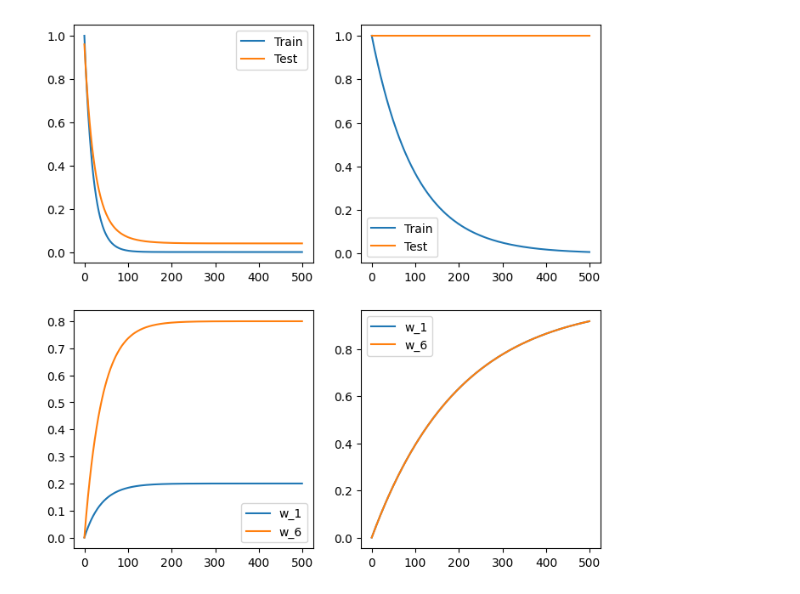
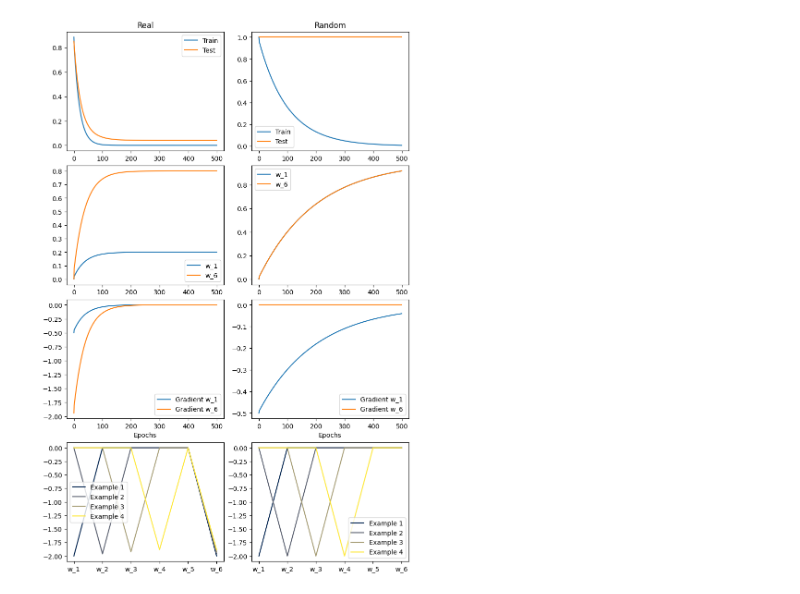
Before and after one commit to ThomasWalker1/Generalization-of-Neural-Networks, a Jupyter notebook: Generalization in Deep Learning/Gradients/motivating_example.ipynb, the cells around one changed output. Cells and saved outputs as stored; diff of their text form; code cells hidden in the pictures.

Commit message:
Motivating Example

```diff
--- a/Generalization in Deep Learning/Gradients/motivating_example.ipynb
+++ b/Generalization in Deep Learning/Gradients/motivating_example.ipynb
@@ -152,25 +202,46 @@ Epoch: 480 Train Loss: 0.008 Test Loss: 1.000
 Epoch: 490 Train Loss: 0.007 Test Loss: 1.000
 Epoch: 500 Train Loss: 0.007 Test Loss: 1.000
 # %%
-fig, axs = plt.subplots(2,2)
-
-fig.set_size_inches(8,8)
+fig, axs = plt.subplots(4,2, figsize=(8,12), layout='constrained')
 
 axs[0,0].plot(np.arange(EPOCHS),trainLoss_real,label='Train')
 axs[0,0].plot(np.arange(EPOCHS),testLoss_real,label='Test')
+axs[0,0].set_title('Real')
 axs[0,0].legend()
 axs[0,1].plot(np.arange(EPOCHS),trainLoss_random,label='Train')
 axs[0,1].plot(np.arange(EPOCHS),testLoss_random,label='Test')
+axs[0,1].set_title('Random')
 axs[0,1].legend()
 
 axs[1,0].plot(np.arange(EPOCHS),w_1_real,label='w_1')
 axs[1,0].plot(np.arange(EPOCHS),w_6_real,label='w_6')
 axs[1,0].legend()
 axs[1,1].plot(np.arange(EPOCHS),w_1_random,label='w_1')
 axs[1,1].plot(np.arange(EPOCHS),w_1_random,label='w_6')
 axs[1,1].legend()
 
+axs[2,0].plot(np.arange(EPOCHS),parameter_gradients_1_real,label='Gradient w_1')
+axs[2,0].plot(np.arange(EPOCHS),parameter_gradients_6_real,label='Gradient w_6')
+axs[2,0].set_xlabel('Epochs')
+axs[2,0].legend()
+axs[2,1].plot(np.arange(EPOCHS),parameter_gradients_1_random,label='Gradient w_1')
+axs[2,1].plot(np.arange(EPOCHS),parameter_gradients_6_random,label='Gradient w_6')
+axs[2,1].set_xlabel('Epochs')
+axs[2,1].legend()
 
-plt.show()
+colors = plt.cm.cividis(np.linspace(0, 1, 4))
+
+for k, grad in enumerate(initial_loss_gradient_real):
+    axs[3,0].plot(np.arange(6),grad,label='Example {}'.format(k+1),c=colors[k])
+axs[3,0].set_xticks([0,1,2,3,4,5])
+axs[3,0].set_xticklabels(['w_1','w_2','w_3','w_4','w_5','w_6'])
+axs[3,0].legend()
+for k, grad in enumerate(initial_loss_gradient_random):
+    axs[3,1].plot(np.arange(6),grad,label='Example {}'.format(k+1),c=colors[k])
+axs[3,1].set_xticks([0,1,2,3,4,5])
+axs[3,1].set_xticklabels(['w_1','w_2','w_3','w_4','w_5','w_6'])
+axs[3,1].legend()
+
+plt.savefig('plots/Motivating_Example_Plots.png')
 # %% [output]
-[figure, old version]
+[figure, new version]
```
Also changed, not shown: parts of 2 cells of this notebook, 2 other files.
